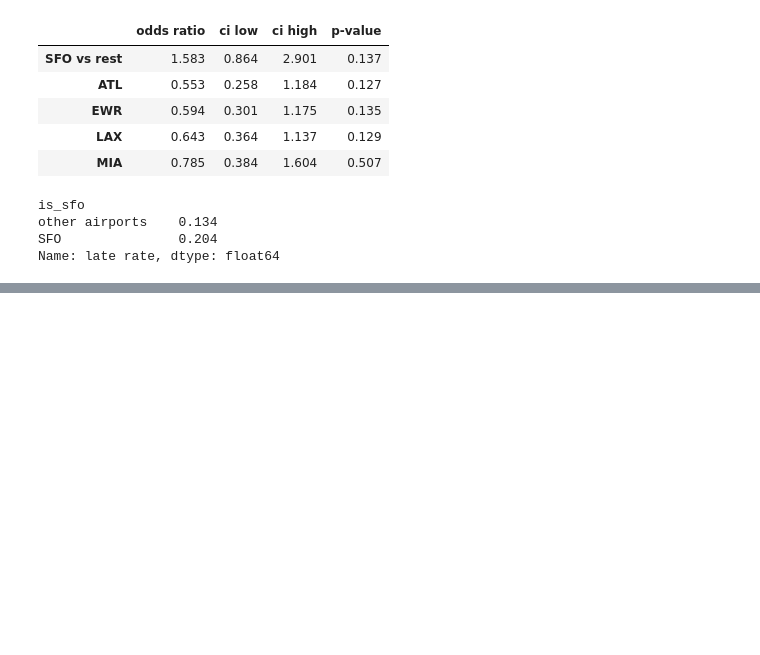
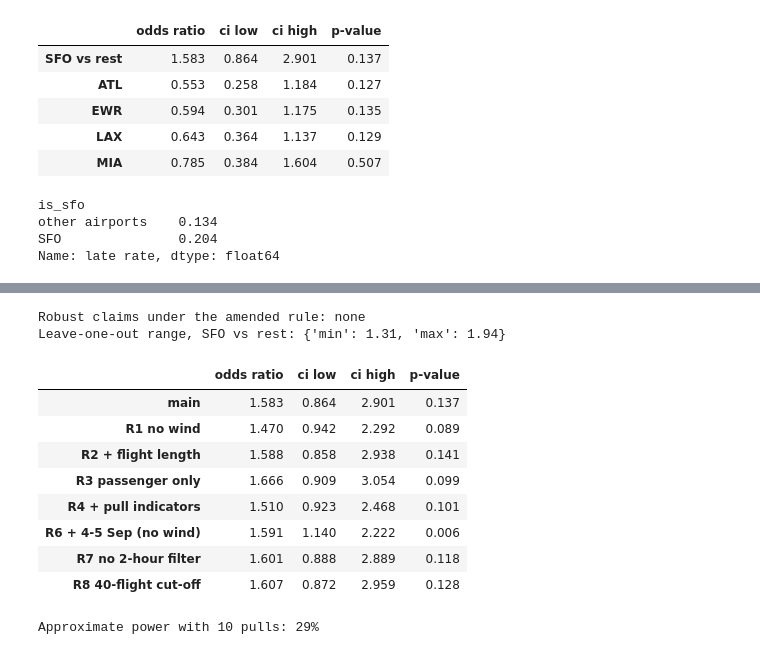
Before and after one commit to Riostega/flight-delay-pipeline, a Jupyter notebook: analysis/02_regression.ipynb, the cells around one changed output, grey strips where cells are left out. Drawn from its saved outputs; the diff is of its cells as text; code cells hidden in the pictures; blank space fills up the shorter version.

```diff
--- a/analysis/02_regression.ipynb
+++ b/analysis/02_regression.ipynb
@@ -502,11 +568,11 @@ def model_table(rows):
     return table
 
 
-regular = clean["pull_date"] >= FIRST_REGULAR_PULL
+in_window = clean["pull_date"].between(FIRST_REGULAR_PULL, LAST_REGULAR_PULL)
 scheduled_operator = ~clean["is_non_scheduled"]
 early_enough = clean["hours_before_pull"] >= MIN_HOURS_BEFORE_PULL
 
-rebuilt = model_table(clean[regular & early_enough & scheduled_operator])
+rebuilt = model_table(clean[in_window & early_enough & scheduled_operator])
 assert rebuilt.equals(sample), "model_table() no longer matches step 2"
 print("model_table() reproduces the step 2 sample exactly.")
 # %% [output]
@@ -732,0 +876,34 @@ Name: late rate, dtype: float64
+# %%
+# The robustness checks with wind at the scheduled time. R7's extra flights need the reading too.
+no_filter["wind_at_schedule"] = wind_at_scheduled_arrival(no_filter, weather)
+retimed_checks = make_checks(retimed_controls, CONTROLS_NO_CARGO.replace("weather_wind_speed", "wind_at_schedule"),
+                             sample, no_filter)
+retimed_check_results = {name: fit_check(*settings) for name, settings in retimed_checks.items()}
+retimed_leave_one_out = leave_one_out_fits(retimed_controls, sample)
+
+print("Robust claims under the amended rule:",
+      robust_claims(retimed_holds, retimed_pairwise, retimed_check_results, retimed_leave_one_out).to_dict() or "none")
+print("Leave-one-out range, SFO vs rest:", retimed_leave_one_out.loc["SFO vs rest"].agg(["min", "max"]).round(2).to_dict())
+pd.DataFrame({name: result.loc["SFO vs rest"] for name, result in retimed_check_results.items()}).T.round(3)
+# %% [output]
+Robust claims under the amended rule: none
+Leave-one-out range, SFO vs rest: {'min': 1.31, 'max': 1.94}
+|  | odds ratio | ci low | ci high | p-value |
+| main | 1.583 | 0.864 | 2.901 | 0.137 |
+| R1 no wind | 1.470 | 0.942 | 2.292 | 0.089 |
+| R2 + flight length | 1.588 | 0.858 | 2.938 | 0.141 |
+| R3 passenger only | 1.666 | 0.909 | 3.054 | 0.099 |
+| R4 + pull indicators | 1.510 | 0.923 | 2.468 | 0.101 |
+| R6 + 4-5 Sep (no wind) | 1.591 | 1.140 | 2.222 | 0.006 |
+| R7 no 2-hour filter | 1.601 | 0.888 | 2.889 | 0.118 |
+| R8 40-flight cut-off | 1.607 | 0.872 | 2.959 | 0.128 |
+# %%
+# Rough power of the October test: the chance its clustered interval clears 1 if SFO's true odds
+# ratio is the September re-timed estimate. It assumes October's uncertainty matches September's,
+# scaled for 10 pulls instead of 11. Requiring the bootstrap to clear 1 as well makes it lower.
+row = retimed_summary.loc["is_sfo"]
+standard_error = (np.log(row["ci high"]) - np.log(row["ci low"])) / (2 * 1.96) * np.sqrt(11 / 10)
+power = 1 - norm.cdf(1.96 - np.log(row["odds ratio"]) / standard_error)
+print(f"Approximate power with 10 pulls: {power:.0%}")
+# %% [output]
+Approximate power with 10 pulls: 29%
```
Also changed, not shown: parts of 32 cells of this notebook, 2 other files.
